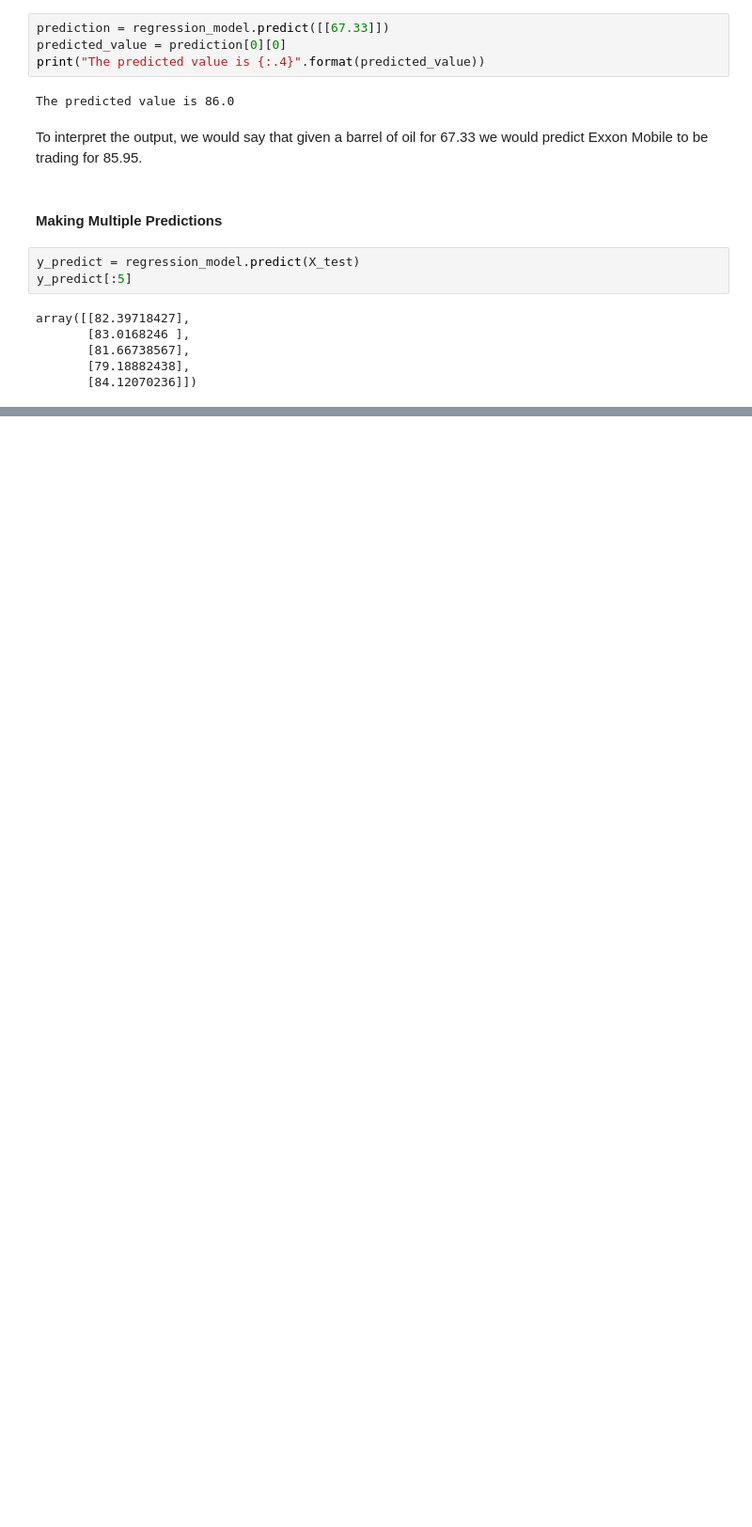
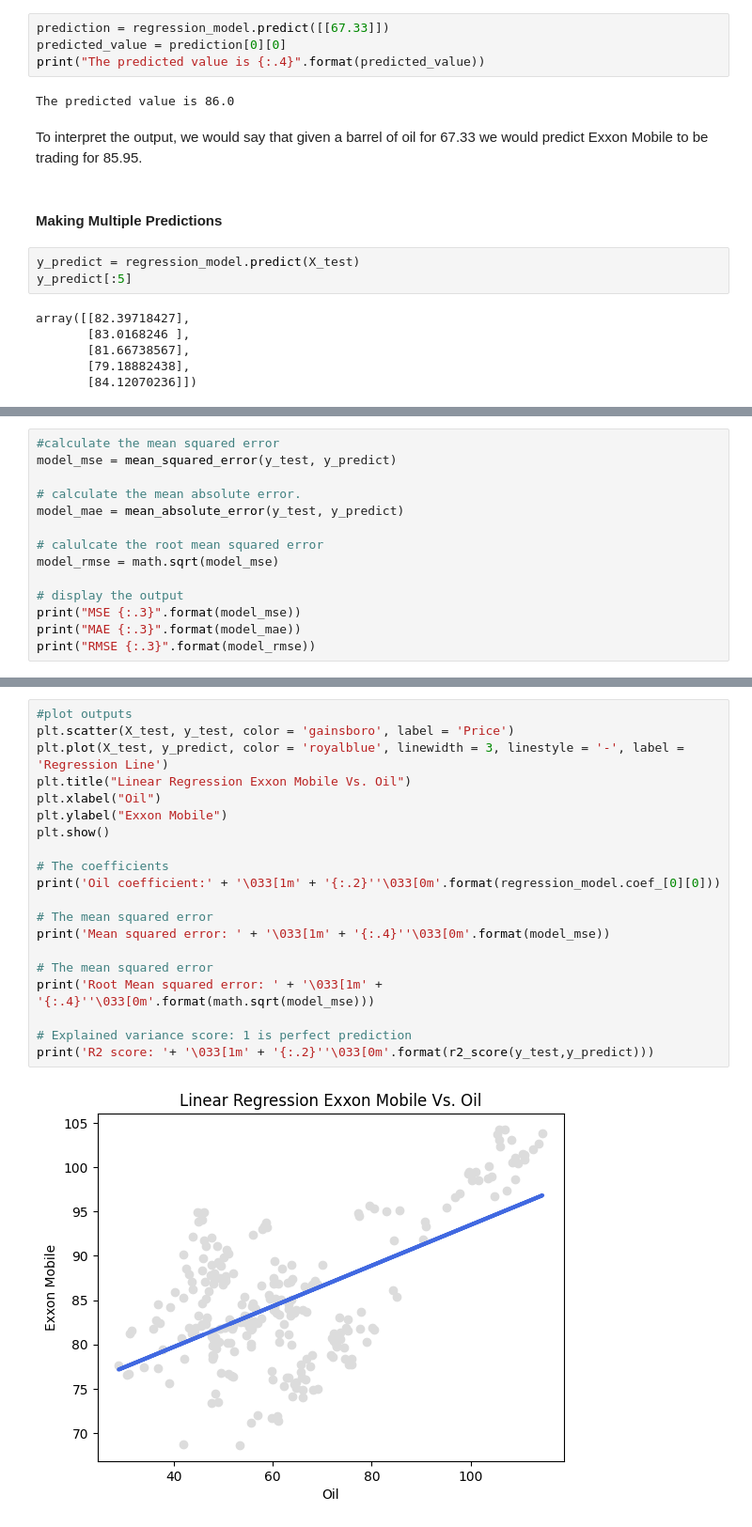
Before and after one commit to gegitonga/ML-Machine-Learning-and-Data-Science, a Jupyter notebook: ML work/Linear regression Model Oil_Exxon_dataset/linear_regression.ipynb, the cells around one changed output, grey strips where cells are left out. Shown at 94% size. Drawn from its saved outputs; the diff is of its cells as text; blank space fills up the shorter version.

Commit message:
Multiple Regression Analysis

```diff
--- a/ML work/Linear regression Model Oil_Exxon_dataset/linear_regression.ipynb
+++ b/ML work/Linear regression Model Oil_Exxon_dataset/linear_regression.ipynb
@@ -260,0 +318,14 @@ array([[82.39718427],
+# %%
+#calculate the mean squared error
+model_mse = mean_squared_error(y_test, y_predict)
+
+# calculate the mean absolute error.
+model_mae = mean_absolute_error(y_test, y_predict)
+
+# calulcate the root mean squared error
+model_rmse = math.sqrt(model_mse)
+
+# display the output
+print("MSE {:.3}".format(model_mse))
+print("MAE {:.3}".format(model_mae))
+print("RMSE {:.3}".format(model_rmse))
@@ -260,0 +383,22 @@ array([[82.39718427],
+# %%
+#plot outputs
+plt.scatter(X_test, y_test, color = 'gainsboro', label = 'Price')
+plt.plot(X_test, y_predict, color = 'royalblue', linewidth = 3, linestyle = '-', label = 'Regression Line')
+plt.title("Linear Regression Exxon Mobile Vs. Oil")
+plt.xlabel("Oil")
+plt.ylabel("Exxon Mobile")
+plt.show()
+
+# The coefficients
+print('Oil coefficient:' + '\033[1m' + '{:.2}''\033[0m'.format(regression_model.coef_[0][0]))
+
+# The mean squared error
+print('Mean squared error: ' + '\033[1m' + '{:.4}''\033[0m'.format(model_mse))
+
+# The mean squared error
+print('Root Mean squared error: ' + '\033[1m' + '{:.4}''\033[0m'.format(math.sqrt(model_mse)))
+
+# Explained variance score: 1 is perfect prediction
+print('R2 score: '+ '\033[1m' + '{:.2}''\033[0m'.format(r2_score(y_test,y_predict)))
+# %% [output]
+[figure, added]
```
Also changed, not shown: parts of 22 cells of this notebook, 3 other files.
